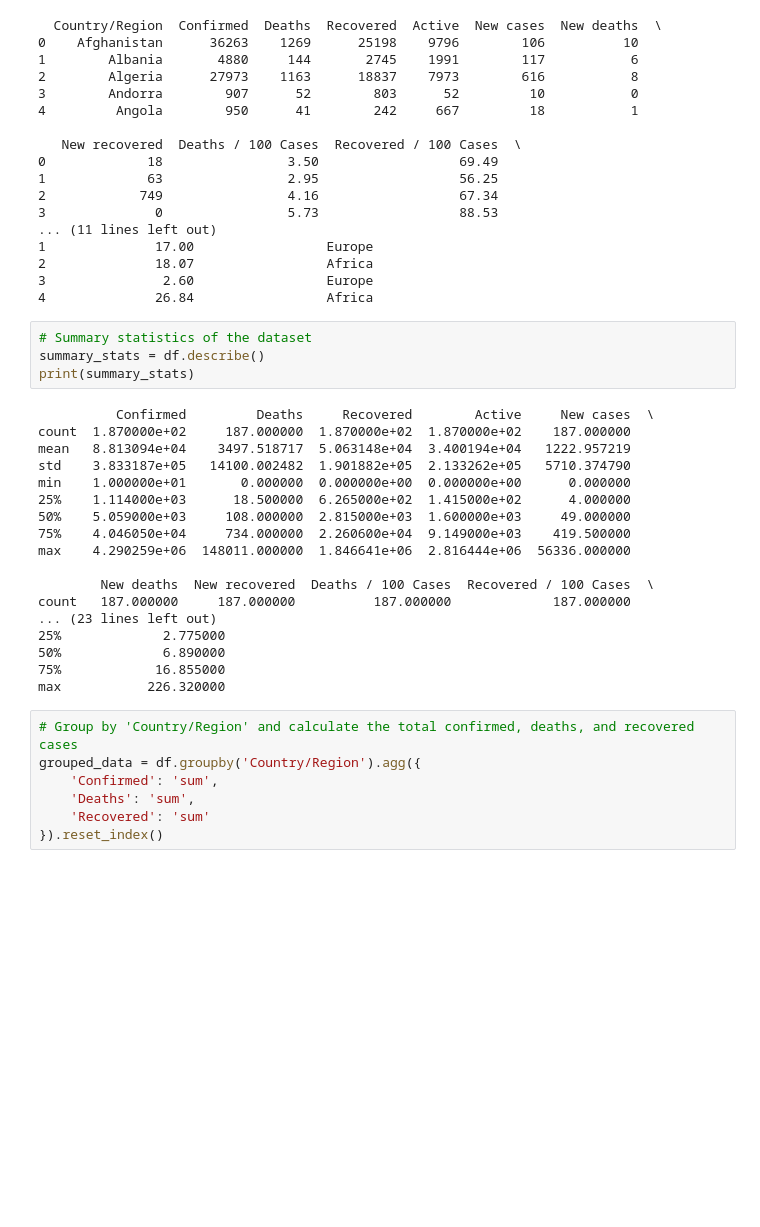
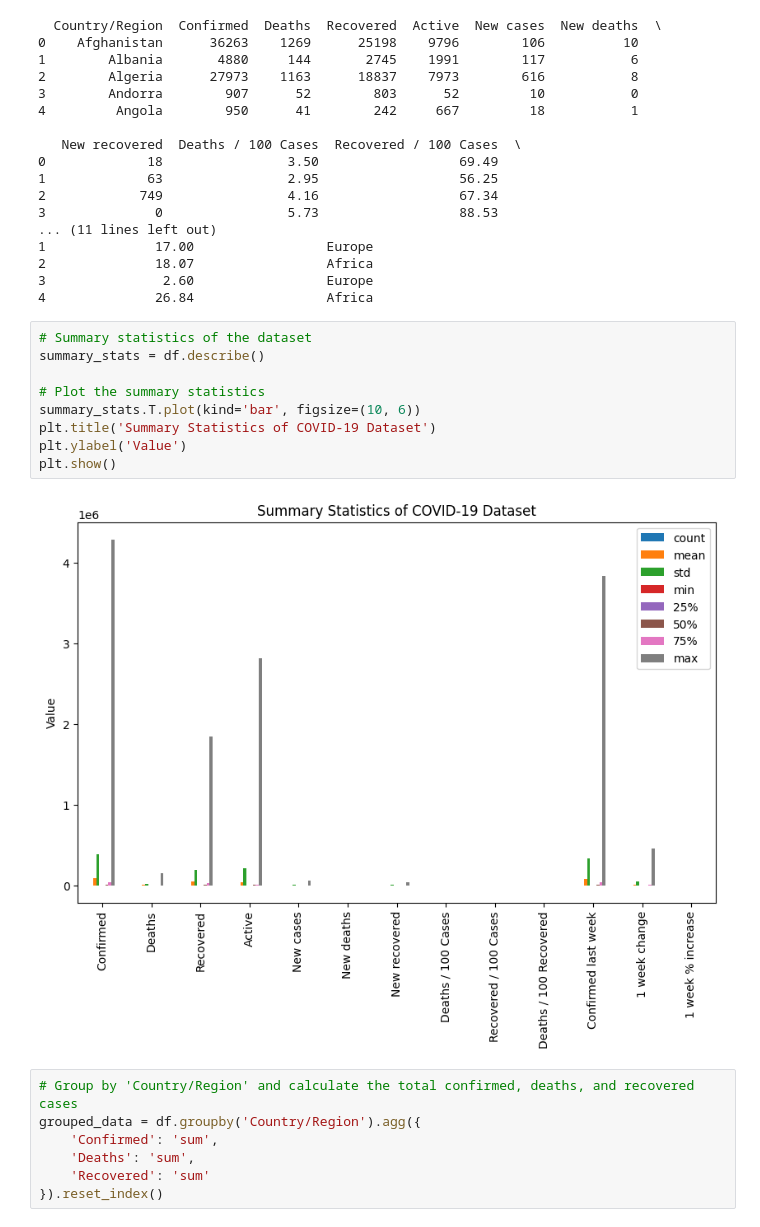
Before and after one commit to Sukhpreet2001/Data_Science, a Jupyter notebook: COVID_19_trend_analysis.ipynb, the cells around one changed output. Drawn from its saved outputs; the diff is of its cells as text; blank space fills up the shorter version.

```diff
--- a/COVID_19_trend_analysis.ipynb
+++ b/COVID_19_trend_analysis.ipynb
@@ -34,28 +34,17 @@ print(df.head())
 2              18.07                 Africa
 3               2.60                 Europe
 4              26.84                 Africa
-# %%
-# Summary statistics of the dataset
-summary_stats = df.describe()
-print(summary_stats)
-# %% [output]
-          Confirmed         Deaths     Recovered        Active     New cases  \
-count  1.870000e+02     187.000000  1.870000e+02  1.870000e+02    187.000000
-mean   8.813094e+04    3497.518717  5.063148e+04  3.400194e+04   1222.957219
-std    3.833187e+05   14100.002482  1.901882e+05  2.133262e+05   5710.374790
-min    1.000000e+01       0.000000  0.000000e+00  0.000000e+00      0.000000
-25%    1.114000e+03      18.500000  6.265000e+02  1.415000e+02      4.000000
-50%    5.059000e+03     108.000000  2.815000e+03  1.600000e+03     49.000000
-75%    4.046050e+04     734.000000  2.260600e+04  9.149000e+03    419.500000
-max    4.290259e+06  148011.000000  1.846641e+06  2.816444e+06  56336.000000
-
-        New deaths  New recovered  Deaths / 100 Cases  Recovered / 100 Cases  \
-count   187.000000     187.000000          187.000000             187.000000
-... (23 lines left out)
-25%             2.775000
-50%             6.890000
-75%            16.855000
-max           226.320000
+# %%
+# Summary statistics of the dataset
+summary_stats = df.describe()
+
+# Plot the summary statistics
+summary_stats.T.plot(kind='bar', figsize=(10, 6))
+plt.title('Summary Statistics of COVID-19 Dataset')
+plt.ylabel('Value')
+plt.show()
+# %% [output]
+[figure, added]
 # %%
 # Group by 'Country/Region' and calculate the total confirmed, deaths, and recovered cases
 grouped_data = df.groupby('Country/Region').agg({
```
Also changed, not shown: parts of 3 cells of this notebook.
